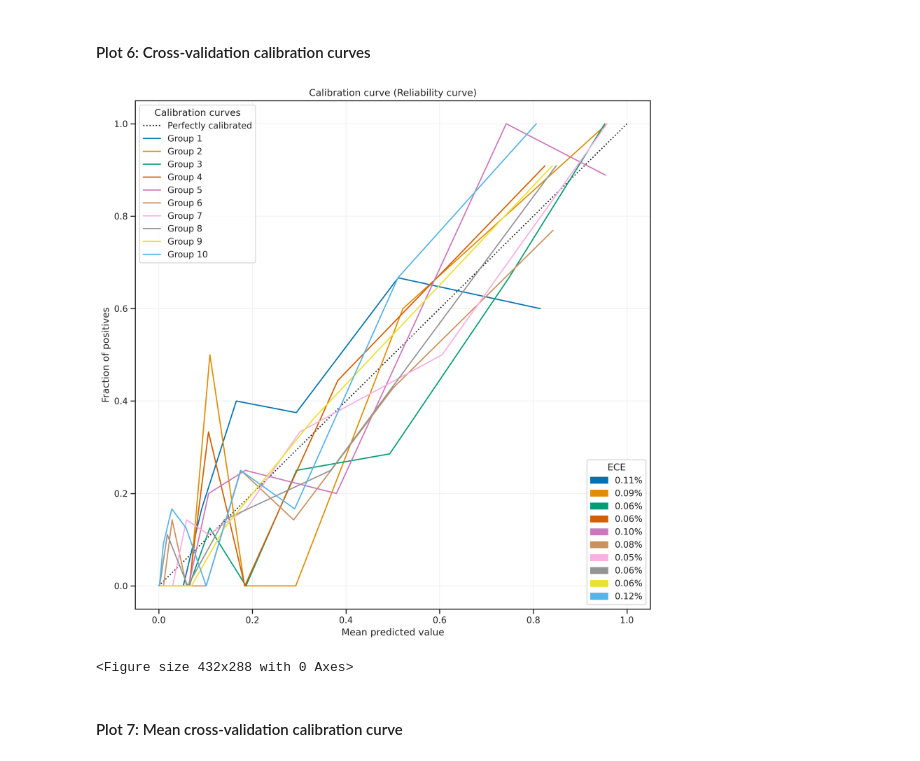
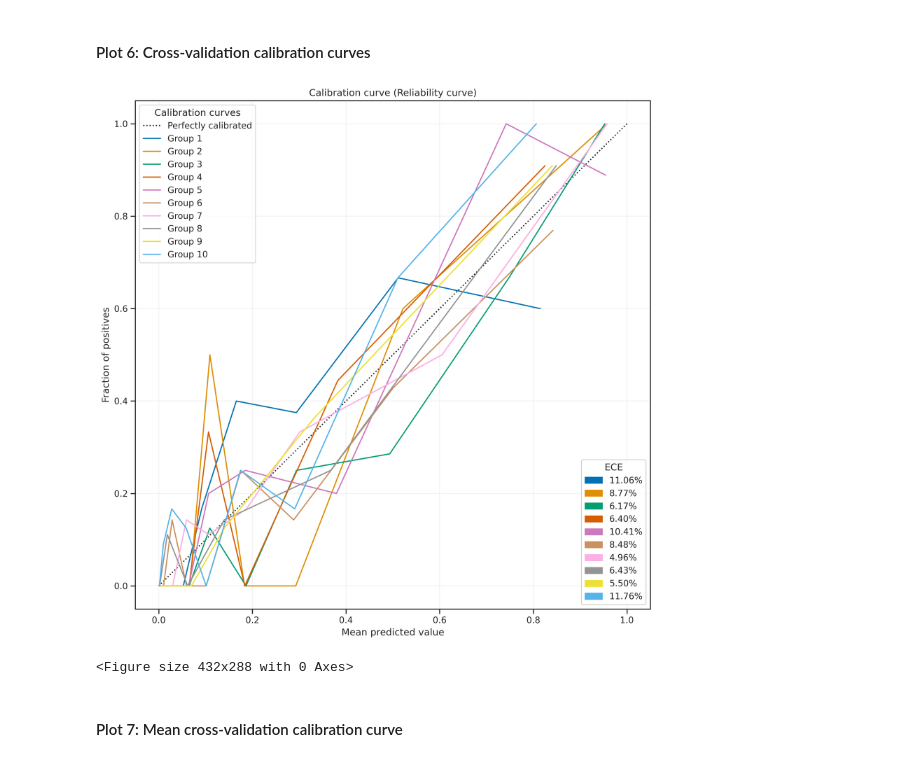
Before and after one commit to zgcarvalho/diabnet, a Jupyter notebook: notebooks/03-calibration-jvsg.ipynb, the cells around one changed output. Saved outputs shown, nothing was run; the diff lists cells and outputs as text; code cells hidden in the pictures.

```diff
--- a/notebooks/03-calibration-jvsg.ipynb
+++ b/notebooks/03-calibration-jvsg.ipynb
@@ -583,41 +583,41 @@ for i, (_, test) in enumerate(kf.split(calibrated_data['Uncalibrated Predictions
     ECE.append(
         mpatches.Patch(
             color=colors[i],
-            label=f"{ece[i]:.2f}%"
+            label=f"{ece[i] * 100:.2f}%"
         )
     )
 
 # Configuring plot
 ax.set_title('Calibration curve (Reliability curve)')
 ax.set_ylabel('Fraction of positives')
 ax.set_xlabel('Mean predicted value')
 
 # Configure legend
 legend1 = plt.legend(
     title='Calibration curves',
     loc="upper left",
 )
 
 legend2 = plt.legend(
     title="ECE",
     loc="lower right",
     handles=ECE
 )
 
 ax.add_artist(legend1)
 ax.add_artist(legend2)
 
 # Display plot
 plt.tight_layout()
 plt.show()
 
 # Save figure to file
 if SAVE:
     if not os.path.exists("./images"):
         os.makedirs("./images")
     plt.savefig("./images/notebook3-plot6.svg", dpi=300)
 # %% [output]
-[figure, old version]
+[figure, new version]
 <Figure size 432x288 with 0 Axes>
 # %%
 # Create empty list
```
Also changed, not shown: parts of 2 cells of this notebook, 7 other files.
